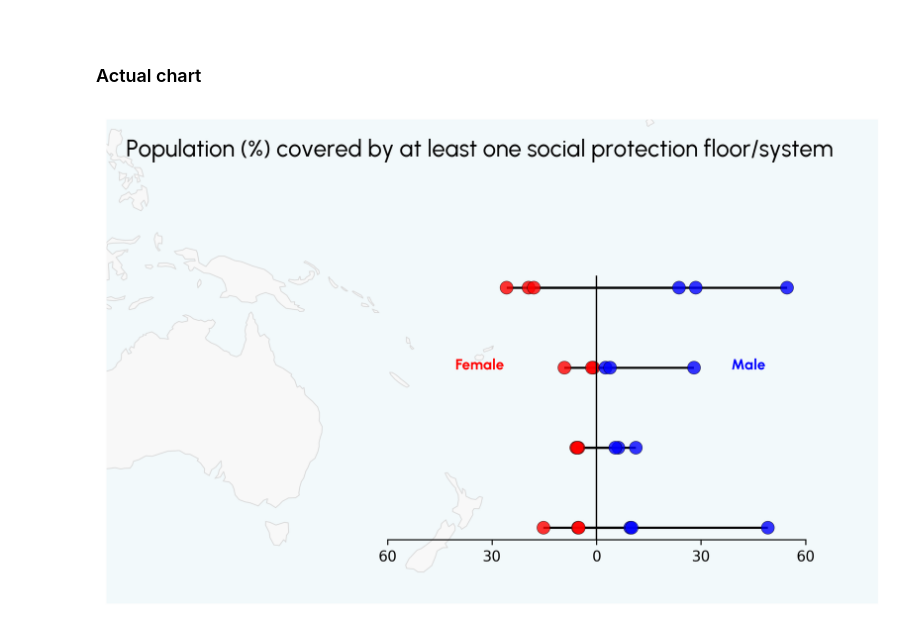
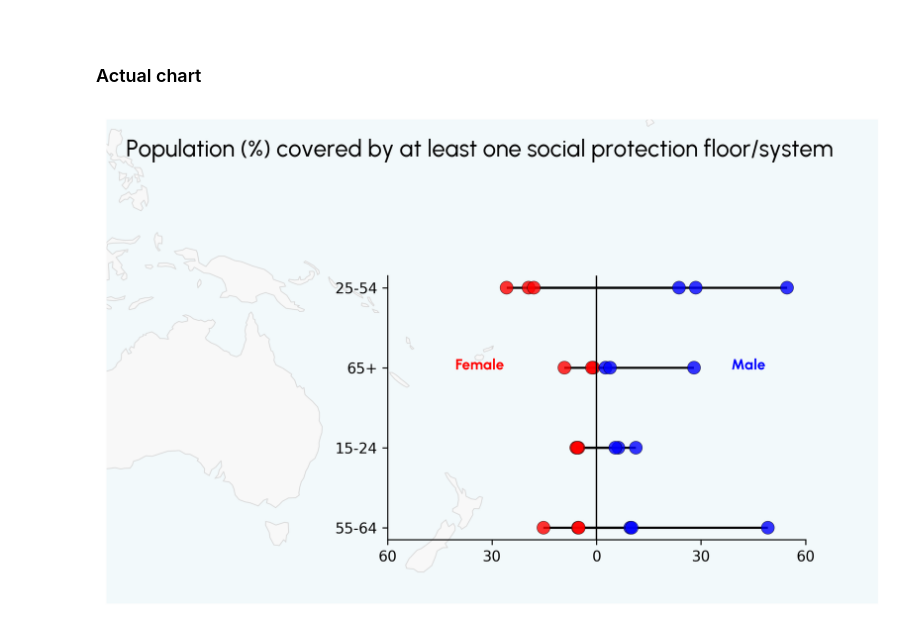
Before and after one commit to JosephBARBIERDARNAL/pacific-data-challenge, a Jupyter notebook: code.ipynb, the cells around one changed output. Saved outputs shown, nothing was run; the diff lists cells and outputs as text; code cells hidden in the pictures.

```diff
--- a/code.ipynb
+++ b/code.ipynb
@@ -93,34 +93,34 @@ sub_ax = inset_axes(
     height="70%",
     loc="lower left",
     bbox_to_anchor=(0.4, 0.2, 0.6, 0.6),  # (x, y, width, height) in percentage of the figure
     bbox_transform=fig.transFigure,
 )
 sub_ax.set_xlim(-60, 60)
 sub_ax.set_xticks([-60, -30, 0, 30, 60])
 sub_ax.set_xticklabels(['60', '30', '0', '30', '60'])
-sub_ax.set_yticklabels([])
-sub_ax.set_yticks([])
-sub_ax.spines[['top', 'left', 'right']].set_visible(False)
+#sub_ax.set_yticklabels([])
+#sub_ax.set_yticks([])
+sub_ax.spines[['top', 'right']].set_visible(False)
 sub_ax.patch.set_alpha(0)
 sub_ax.hlines(y=df['age'], xmin=0, xmax=df['value'], color='black')
 sub_ax.scatter(df['value'], df['age'], c=colors, zorder=2, s=80, edgecolor='black', alpha=0.8, linewidth=0.3)
 sub_ax.axvline(0, color='black', lw=1)
 
 title = "Population (%) covered by at least one social protection floor/system"
 fig_text(
     x=0.5, y=0.85, s=title, ha="center", va="top",
     font=font, fontsize=16, fig=fig
 )
 fig_text(
     x=0.5, y=0.5, s="Female", ha="center", va="top",
     font=boldfont, fontsize=10, fig=fig, color="red"
 )
 fig_text(
     x=0.77, y=0.5, s="Male", ha="center", va="top",
     font=boldfont, fontsize=10, fig=fig, color="blue"
 )
 
 plt.savefig("chart.png", dpi=300, bbox_inches="tight")
 plt.show()
 # %% [output]
-[figure, old version]
+[figure, new version]
```
Also changed, not shown: 7 other files.
